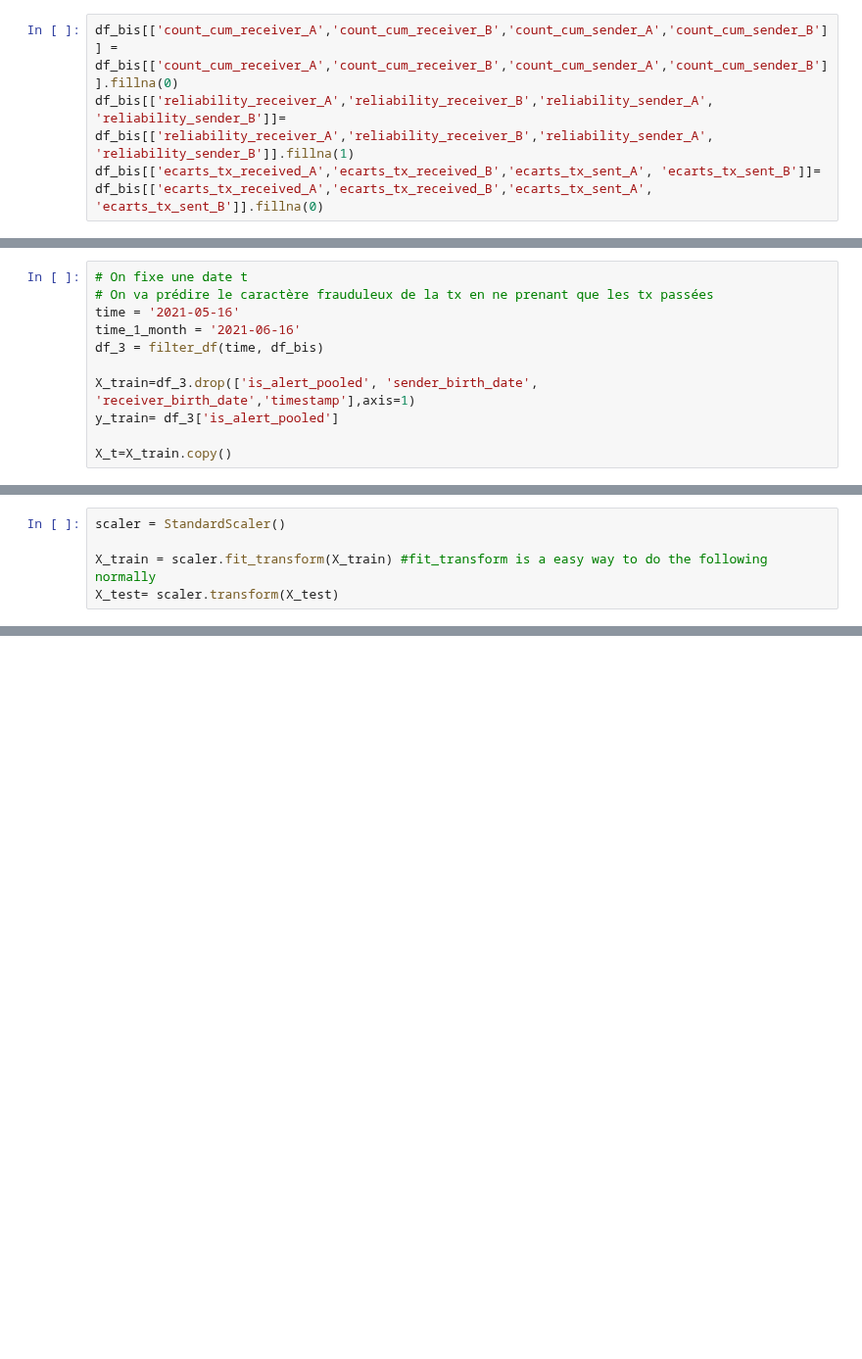
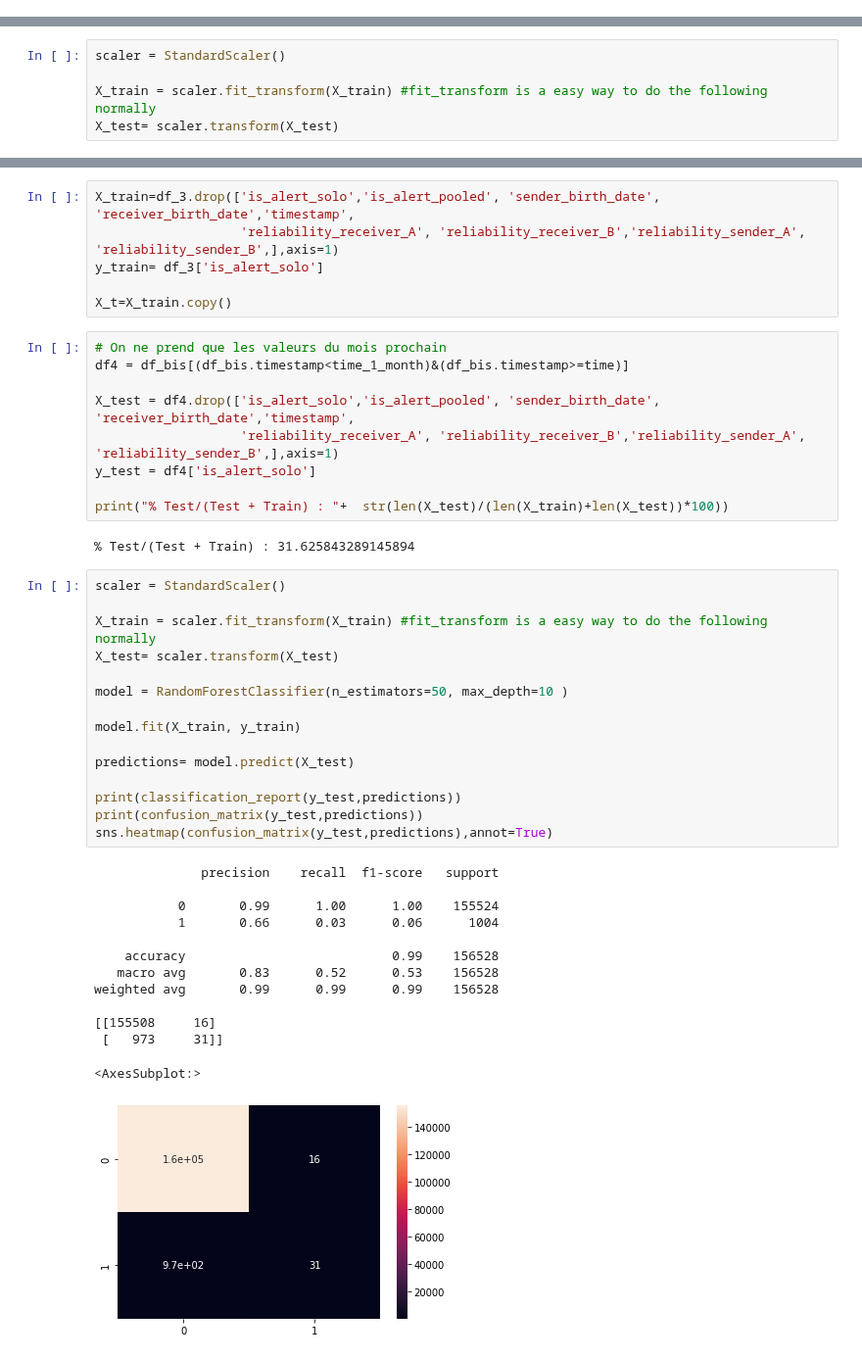
Before and after one commit to CorentinPernot/Statapp, a Jupyter notebook: Notebook/modé.ipynb, the cells around one changed output, grey strips where cells are left out. Shown at 98% size. Saved outputs shown, nothing was run; the diff lists cells and outputs as text; blank space fills up the shorter version.

```diff
--- a/Notebook/modé.ipynb
+++ b/Notebook/modé.ipynb
@@ -199,4 +325,0 @@ Gestion des valeurs manquantes  :
-# %%
-df_bis[['count_cum_receiver_A','count_cum_receiver_B','count_cum_sender_A','count_cum_sender_B']] = df_bis[['count_cum_receiver_A','count_cum_receiver_B','count_cum_sender_A','count_cum_sender_B']].fillna(0)
-df_bis[['reliability_receiver_A','reliability_receiver_B','reliability_sender_A', 'reliability_sender_B']]= df_bis[['reliability_receiver_A','reliability_receiver_B','reliability_sender_A', 'reliability_sender_B']].fillna(1)
-df_bis[['ecarts_tx_received_A','ecarts_tx_received_B','ecarts_tx_sent_A', 'ecarts_tx_sent_B']]= df_bis[['ecarts_tx_received_A','ecarts_tx_received_B','ecarts_tx_sent_A', 'ecarts_tx_sent_B']].fillna(0)
@@ -254,11 +325,0 @@ df_bis
-# %%
-# On fixe une date t
-# On va prédire le caractère frauduleux de la tx en ne prenant que les tx passées
-time = '2021-05-16'
-time_1_month = '2021-06-16'
-df_3 = filter_df(time, df_bis)
-
-X_train=df_3.drop(['is_alert_pooled', 'sender_birth_date', 'receiver_birth_date','timestamp'],axis=1)
-y_train= df_3['is_alert_pooled']
-
-X_t=X_train.copy()
@@ -317,0 +453,46 @@ plt.show()
+# %%
+X_train=df_3.drop(['is_alert_solo','is_alert_pooled', 'sender_birth_date', 'receiver_birth_date','timestamp',
+                   'reliability_receiver_A', 'reliability_receiver_B','reliability_sender_A', 'reliability_sender_B',],axis=1)
+y_train= df_3['is_alert_solo']
+
+X_t=X_train.copy()
+# %%
+# On ne prend que les valeurs du mois prochain
+df4 = df_bis[(df_bis.timestamp<time_1_month)&(df_bis.timestamp>=time)]
+
+X_test = df4.drop(['is_alert_solo','is_alert_pooled', 'sender_birth_date', 'receiver_birth_date','timestamp',
+                   'reliability_receiver_A', 'reliability_receiver_B','reliability_sender_A', 'reliability_sender_B',],axis=1)
+y_test = df4['is_alert_solo']
+
+print("% Test/(Test + Train) : "+  str(len(X_test)/(len(X_train)+len(X_test))*100))
+# %% [output]
+% Test/(Test + Train) : 31.625843289145894
+# %%
+scaler = StandardScaler()
+
+X_train = scaler.fit_transform(X_train) #fit_transform is a easy way to do the following normally
+X_test= scaler.transform(X_test)
+
+model = RandomForestClassifier(n_estimators=50, max_depth=10 )
+
+model.fit(X_train, y_train)
+
+predictions= model.predict(X_test)
+
+print(classification_report(y_test,predictions))
+print(confusion_matrix(y_test,predictions))
+sns.heatmap(confusion_matrix(y_test,predictions),annot=True)
+# %% [output]
+              precision    recall  f1-score   support
+
+           0       0.99      1.00      1.00    155524
+           1       0.66      0.03      0.06      1004
+
+    accuracy                           0.99    156528
+   macro avg       0.83      0.52      0.53    156528
+weighted avg       0.99      0.99      0.99    156528
+
+[[155508     16]
+ [   973     31]]
+<AxesSubplot:>
+[figure, added]
```
Also changed, not shown: parts of 35 cells of this notebook.
